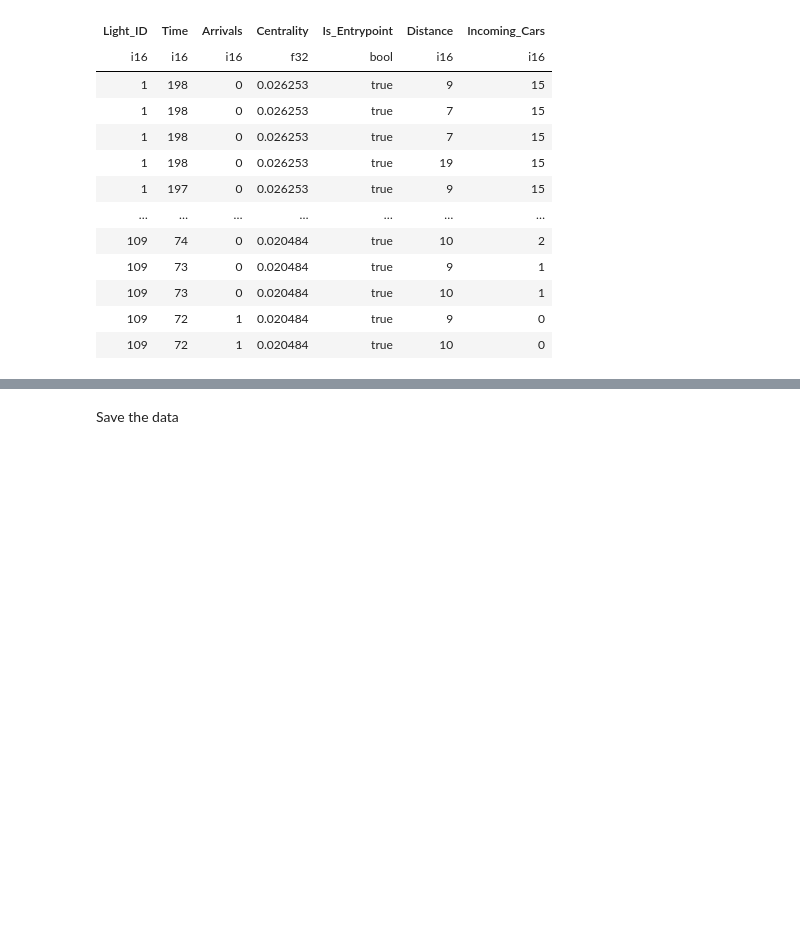
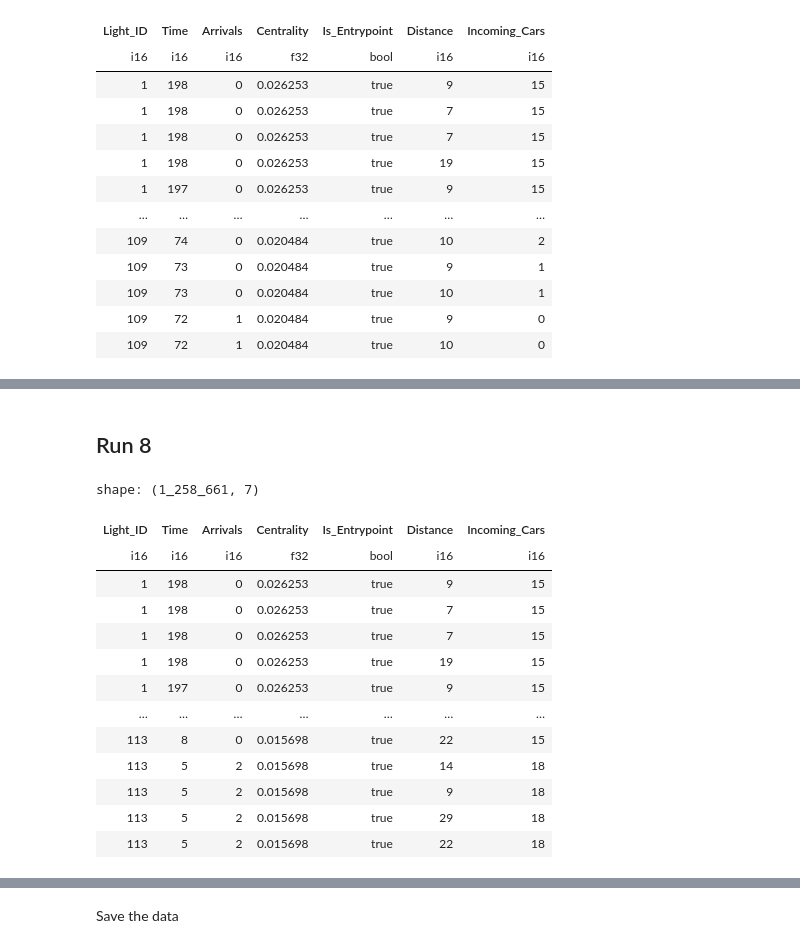
Before and after one commit to Jonas-wastaken/ias_project, a Jupyter notebook: ml_training/aggregate_sim_data.ipynb, the cells around one changed output, grey strips where cells are left out. Drawn from its saved outputs; the diff is of its cells as text; code cells hidden in the pictures; blank space fills up the shorter version.

```diff
--- a/ml_training/aggregate_sim_data.ipynb
+++ b/ml_training/aggregate_sim_data.ipynb
@@ -526,0 +593,22 @@ shape: (653_092, 7)
+# %% [markdown]
+## Run 8
+# %%
+folder = "../data/2025-04-04-18:27:35"
+new_data = aggregate_data(folder=folder)
+data = data.vstack(new_data)
+data
+# %% [output]
+shape: (1_258_661, 7)
+| Light_ID | Time | Arrivals | Centrality | Is_Entrypoint | Distance | Incoming_Cars |
+| i16 | i16 | i16 | f32 | bool | i16 | i16 |
+| 1 | 198 | 0 | 0.026253 | true | 9 | 15 |
+| 1 | 198 | 0 | 0.026253 | true | 7 | 15 |
+| 1 | 198 | 0 | 0.026253 | true | 7 | 15 |
+| 1 | 198 | 0 | 0.026253 | true | 19 | 15 |
+| 1 | 197 | 0 | 0.026253 | true | 9 | 15 |
+| … | … | … | … | … | … | … |
+| 113 | 8 | 0 | 0.015698 | true | 22 | 15 |
+| 113 | 5 | 2 | 0.015698 | true | 14 | 18 |
+| 113 | 5 | 2 | 0.015698 | true | 9 | 18 |
+| 113 | 5 | 2 | 0.015698 | true | 29 | 18 |
+| 113 | 5 | 2 | 0.015698 | true | 22 | 18 |
```
Also changed, not shown: parts of 10 cells of this notebook, 1 other file.
